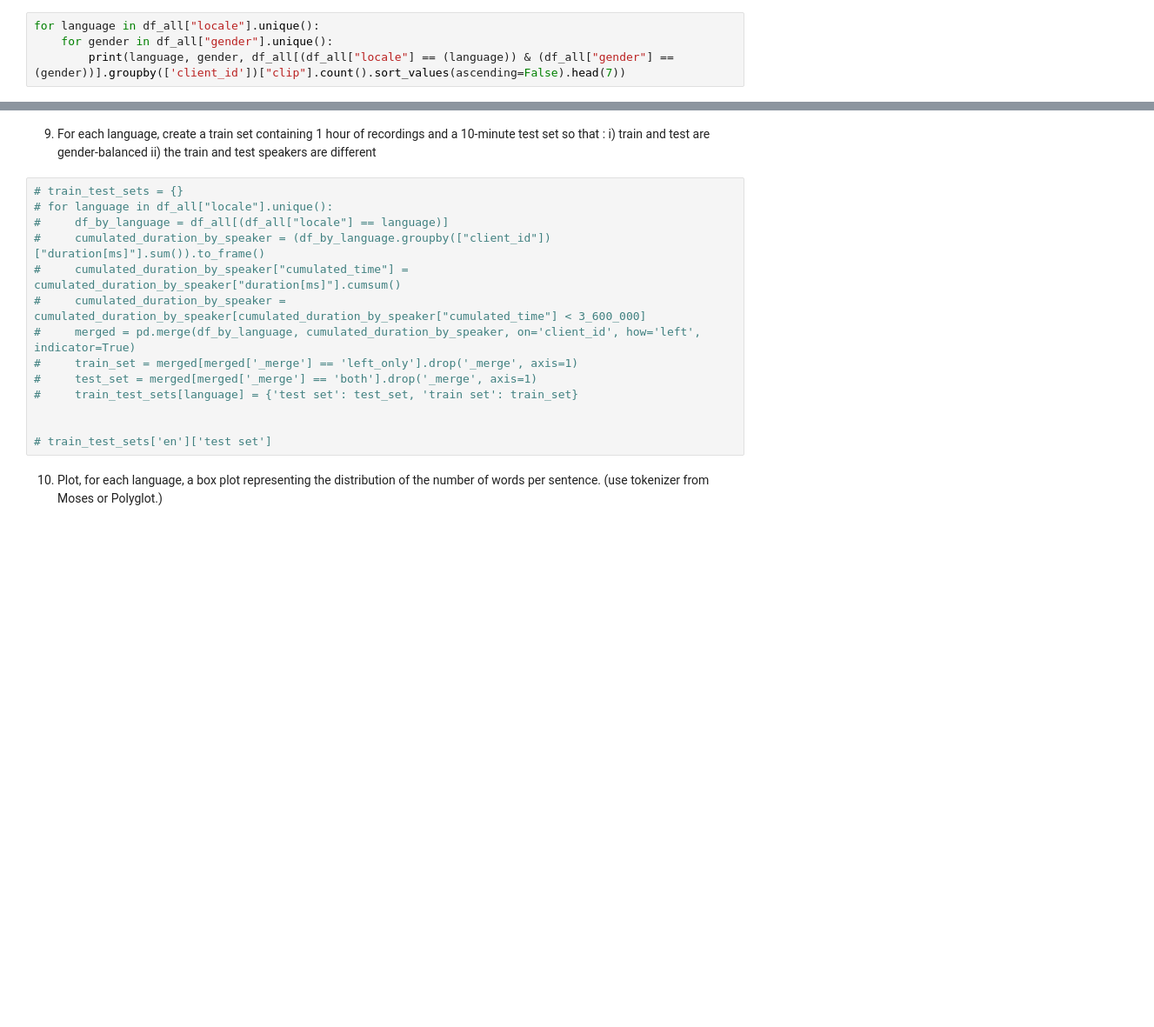
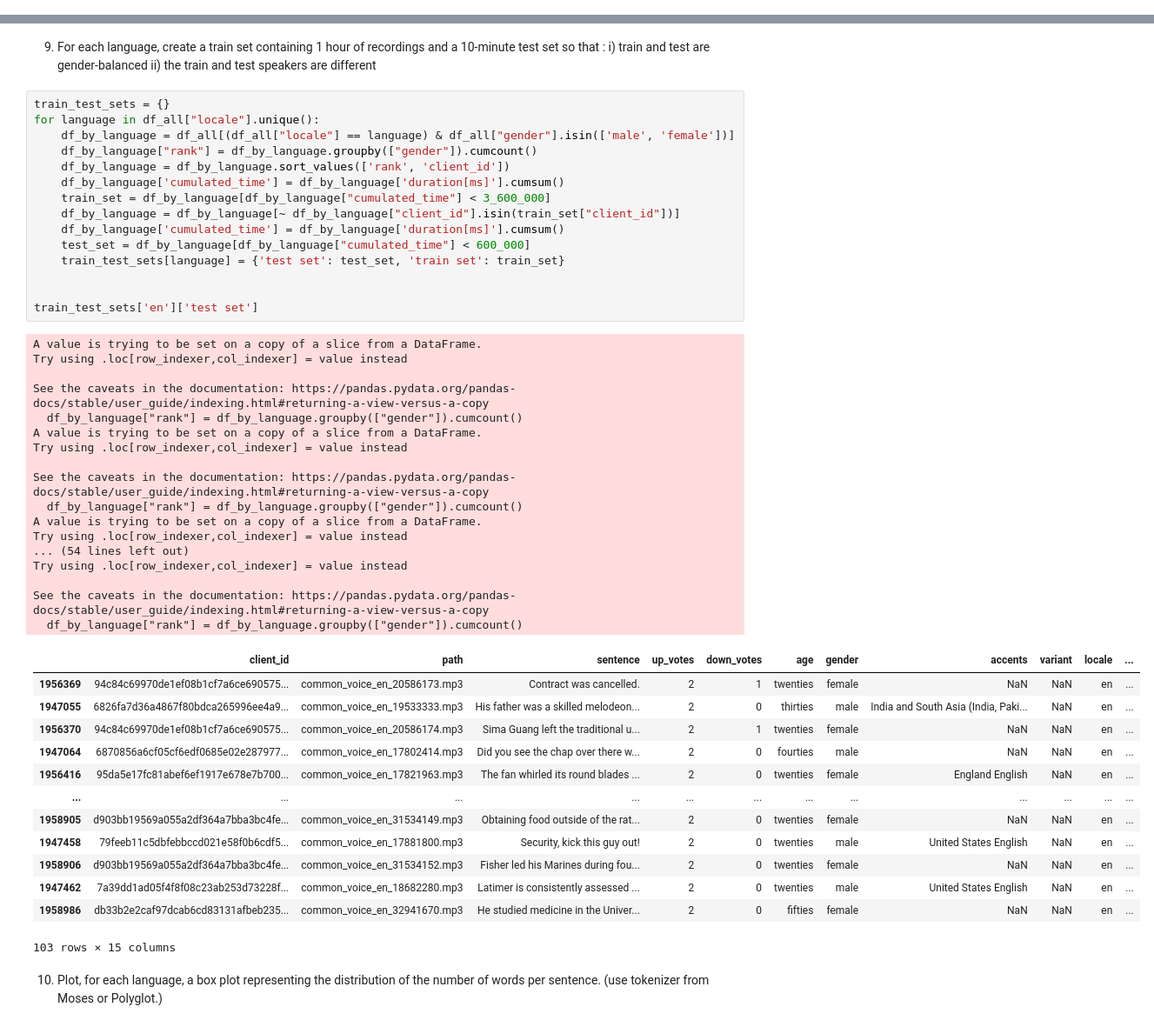
Before and after one commit to laurine-v/M2_Data_Analysis, a Jupyter notebook: projet_data_analysis.ipynb, the cells around one changed output, grey strips where cells are left out. Shown: that part at 87% size. Cells and saved outputs as stored; diff of their text form; blank space fills up the shorter version.

```diff
--- a/projet_data_analysis.ipynb
+++ b/projet_data_analysis.ipynb
@@ -190,7 +190,3 @@ percentage of recordings for which no age information is available:  0.317456574
 [figure]
 # %% [markdown]
 5. Find out for each language and each genre the 7 speakers who produced the most recordings.
-# %%
-for language in df_all["locale"].unique():
-    for gender in df_all["gender"].unique():
-        print(language, gender, df_all[(df_all["locale"] == (language)) & (df_all["gender"] == (gender))].groupby(['client_id'])["clip"].count().sort_values(ascending=False).head(7))
@@ -262,19 +244,51 @@ language with most unbalanced gender distribution: en
 9. For each language, create a train set containing 1 hour of recordings and a 10-minute test
 set so that : i) train and test are gender-balanced ii) the train and test speakers are different
 # %%
-# train_test_sets = {}
-# for language in df_all["locale"].unique():
-#     df_by_language = df_all[(df_all["locale"] == language)]
-#     cumulated_duration_by_speaker = (df_by_language.groupby(["client_id"])["duration[ms]"].sum()).to_frame()
-#     cumulated_duration_by_speaker["cumulated_time"] = cumulated_duration_by_speaker["duration[ms]"].cumsum()
-#     cumulated_duration_by_speaker = cumulated_duration_by_speaker[cumulated_duration_by_speaker["cumulated_time"] < 3_600_000]
-#     merged = pd.merge(df_by_language, cumulated_duration_by_speaker, on='client_id', how='left', indicator=True)
-#     train_set = merged[merged['_merge'] == 'left_only'].drop('_merge', axis=1)
-#     test_set = merged[merged['_merge'] == 'both'].drop('_merge', axis=1)
-#     train_test_sets[language] = {'test set': test_set, 'train set': train_set}
+train_test_sets = {}
+for language in df_all["locale"].unique():
+    df_by_language = df_all[(df_all["locale"] == language) & df_all["gender"].isin(['male', 'female'])]
+    df_by_language["rank"] = df_by_language.groupby(["gender"]).cumcount()
+    df_by_language = df_by_language.sort_values(['rank', 'client_id'])
+    df_by_language['cumulated_time'] = df_by_language['duration[ms]'].cumsum()
+    train_set = df_by_language[df_by_language["cumulated_time"] < 3_600_000]
+    df_by_language = df_by_language[~ df_by_language["client_id"].isin(train_set["client_id"])]
+    df_by_language['cumulated_time'] = df_by_language['duration[ms]'].cumsum()
+    test_set = df_by_language[df_by_language["cumulated_time"] < 600_000]
+    train_test_sets[language] = {'test set': test_set, 'train set': train_set}
 
 
-# train_test_sets['en']['test set']
+train_test_sets['en']['test set']
+# %% [output]
+A value is trying to be set on a copy of a slice from a DataFrame.
+Try using .loc[row_indexer,col_indexer] = value instead
+
+See the caveats in the documentation: https://pandas.pydata.org/pandas-docs/stable/user_guide/indexing.html#returning-a-view-versus-a-copy
+  df_by_language["rank"] = df_by_language.groupby(["gender"]).cumcount()
+A value is trying to be set on a copy of a slice from a DataFrame.
+Try using .loc[row_indexer,col_indexer] = value instead
+
+See the caveats in the documentation: https://pandas.pydata.org/pandas-docs/stable/user_guide/indexing.html#returning-a-view-versus-a-copy
+  df_by_language["rank"] = df_by_language.groupby(["gender"]).cumcount()
+A value is trying to be set on a copy of a slice from a DataFrame.
+Try using .loc[row_indexer,col_indexer] = value instead
+... (54 lines left out)
+Try using .loc[row_indexer,col_indexer] = value instead
+
+See the caveats in the documentation: https://pandas.pydata.org/pandas-docs/stable/user_guide/indexing.html#returning-a-view-versus-a-copy
+  df_by_language["rank"] = df_by_language.groupby(["gender"]).cumcount()
+|  | client_id | path | sentence | up_votes | down_votes | age | gender | accents | variant | locale | ... |
+| 1956369 | 94c84c69970de1ef08b1cf7a6ce690575... | common_voice_en_20586173.mp3 | Contract was cancelled. | 2 | 1 | twenties | female | NaN | NaN | en | ... |
+| 1947055 | 6826fa7d36a4867f80bdca265996ee4a9... | common_voice_en_19533333.mp3 | His father was a skilled melodeon... | 2 | 0 | thirties | male | India and South Asia (India, Paki... | NaN | en | ... |
+| 1956370 | 94c84c69970de1ef08b1cf7a6ce690575... | common_voice_en_20586174.mp3 | Sima Guang left the traditional u... | 2 | 1 | twenties | female | NaN | NaN | en | ... |
+| 1947064 | 6870856a6cf05cf6edf0685e02e287977... | common_voice_en_17802414.mp3 | Did you see the chap over there w... | 2 | 0 | fourties | male | NaN | NaN | en | ... |
+| 1956416 | 95da5e17fc81abef6ef1917e678e7b700... | common_voice_en_17821963.mp3 | The fan whirled its round blades ... | 2 | 0 | twenties | female | England English | NaN | en | ... |
+| ... | ... | ... | ... | ... | ... | ... | ... | ... | ... | ... | ... |
+| 1958905 | d903bb19569a055a2df364a7bba3bc4fe... | common_voice_en_31534149.mp3 | Obtaining food outside of the rat... | 2 | 0 | twenties | female | NaN | NaN | en | ... |
+| 1947458 | 79feeb11c5dbfebbccd021e58f0b6cdf5... | common_voice_en_17881800.mp3 | Security, kick this guy out! | 2 | 0 | twenties | male | United States English | NaN | en | ... |
+| 1958906 | d903bb19569a055a2df364a7bba3bc4fe... | common_voice_en_31534152.mp3 | Fisher led his Marines during fou... | 2 | 0 | twenties | female | NaN | NaN | en | ... |
+| 1947462 | 7a39dd1ad05f4f8f08c23ab253d73228f... | common_voice_en_18682280.mp3 | Latimer is consistently assessed ... | 2 | 0 | twenties | male | United States English | NaN | en | ... |
+| 1958986 | db33b2e2caf97dcab6cd83131afbeb235... | common_voice_en_32941670.mp3 | He studied medicine in the Univer... | 2 | 0 | fifties | female | NaN | NaN | en | ... |
+103 rows × 15 columns
 # %% [markdown]
 10. Plot, for each language, a box plot representing the distribution of the number of words
 per sentence. (use tokenizer from Moses or Polyglot.)
```
Also changed, not shown: parts of 6 cells of this notebook, 1 other file.
